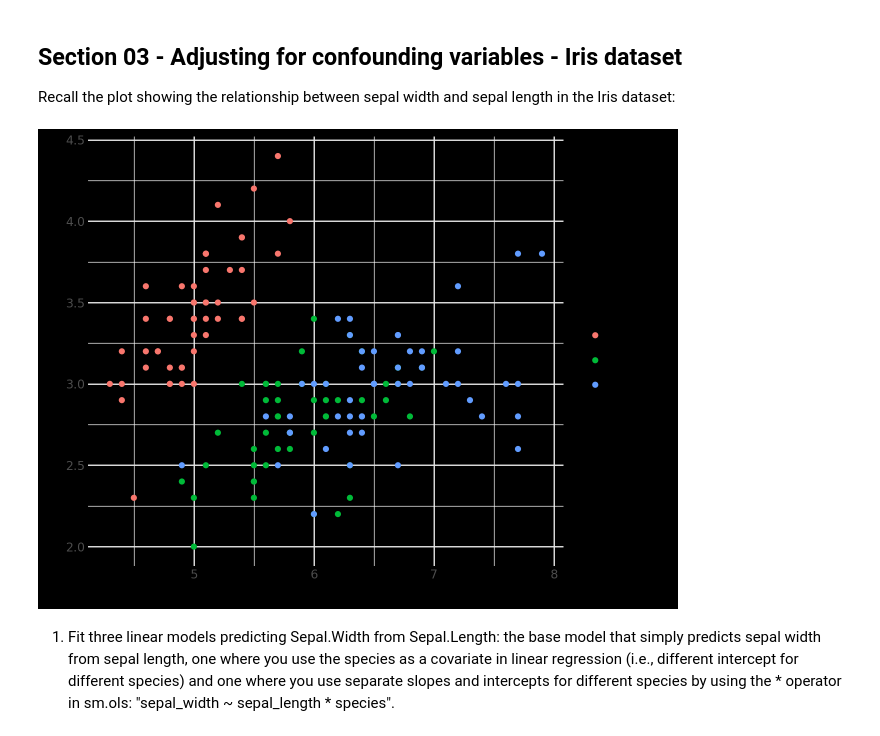
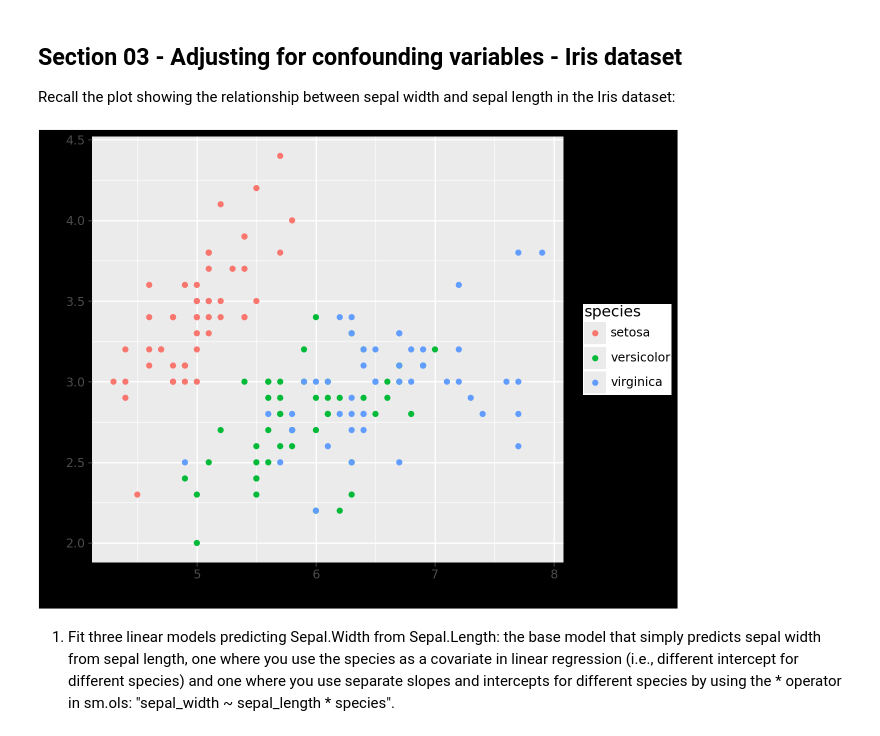
Before and after one commit to areiljan/DataScience, a Jupyter notebook: EX10/10b.ipynb, the cells around one changed output. Saved outputs shown, nothing was run; the diff lists cells and outputs as text; code cells hidden in the pictures.

```diff
--- a/EX10/10b.ipynb
+++ b/EX10/10b.ipynb
@@ -232,12 +230,11 @@ Recall the plot showing the relationship between sepal width and sepal length in
 # %%
 import seaborn as sns
 iris = sns.load_dataset('iris')
 (ggplot(iris, aes(x='sepal_length', y='sepal_width', color='species')) +
-geom_point() +
-theme_minimal()
+geom_point()
 )
 # %% [output]
-[figure, old version]
+[figure, new version]
 # %% [markdown]
 1. Fit three linear models predicting Sepal.Width from Sepal.Length: the base model that simply
 predicts sepal width from sepal length, one where you use the species as a covariate in linear regression
```
Also changed, not shown: parts of 5 cells of this notebook.
